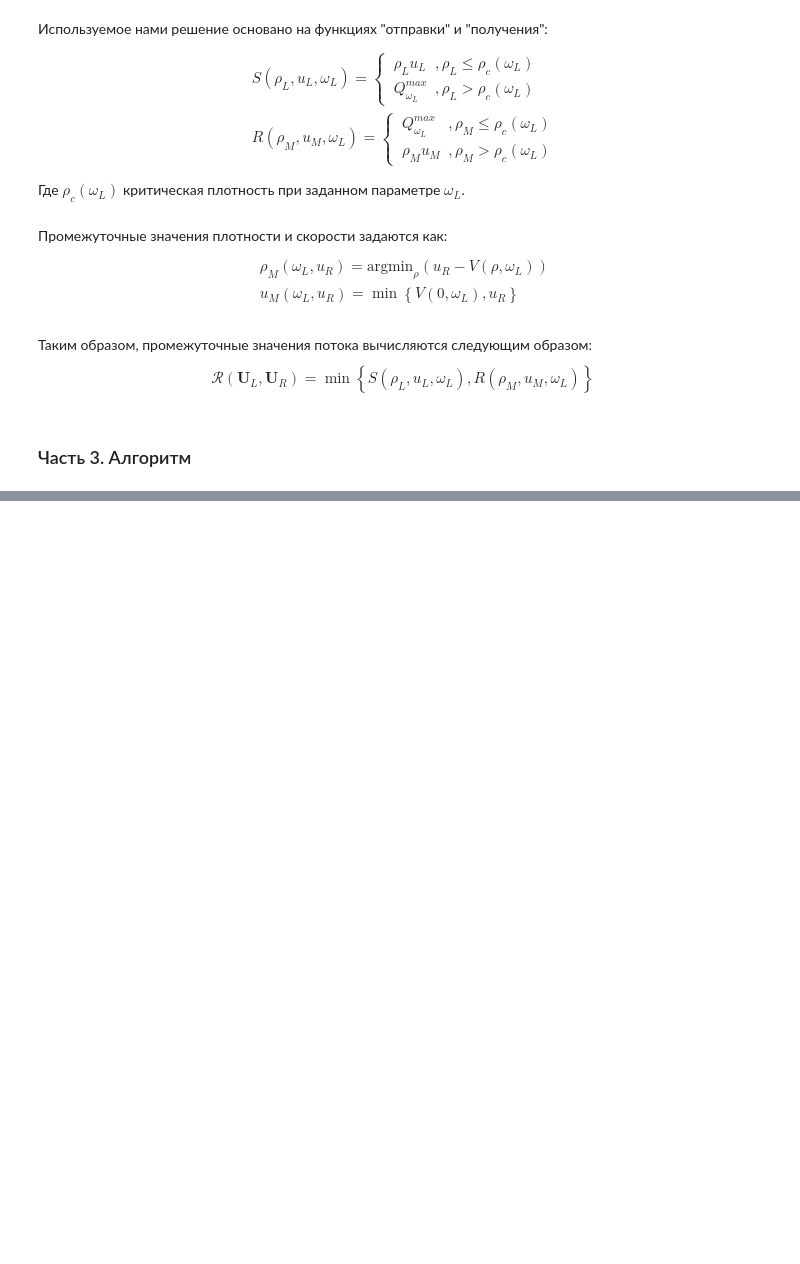
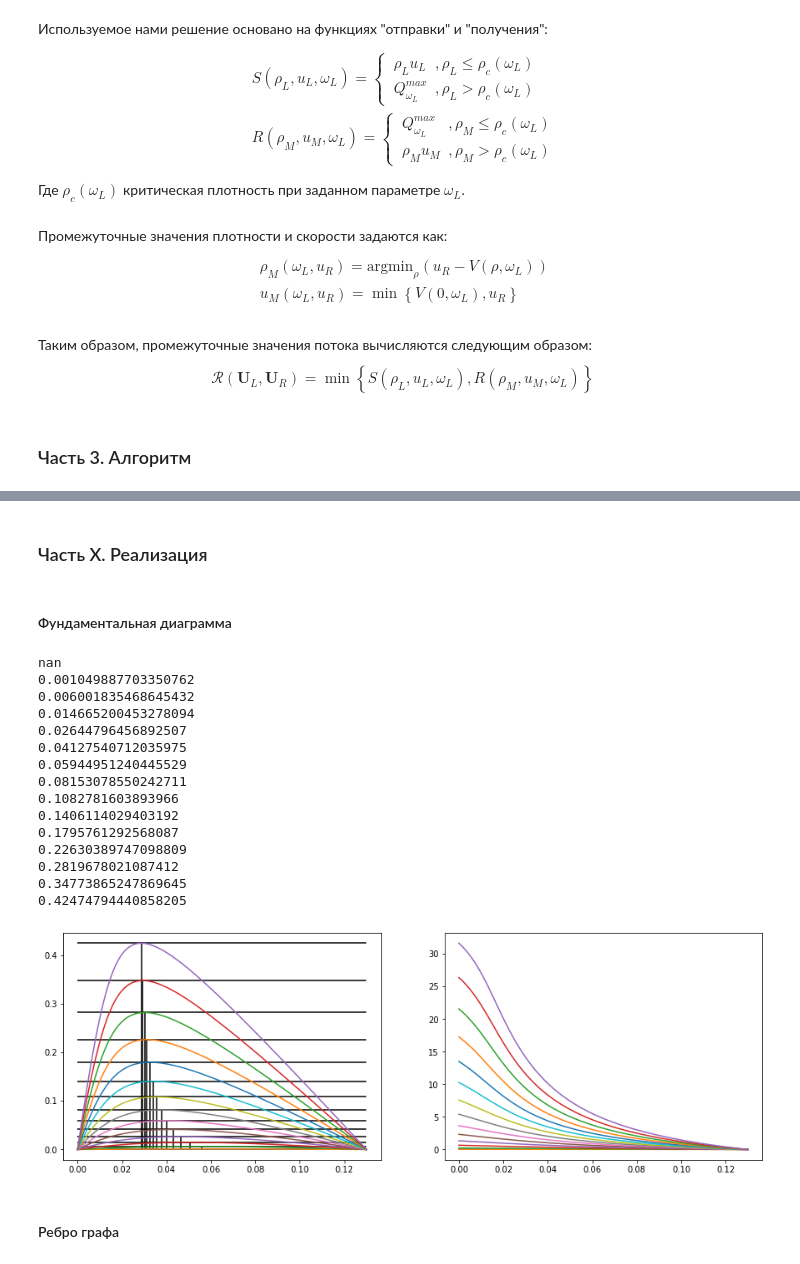
Before and after one commit to matrosik17/OzonMasters2019_nla_project, a Jupyter notebook: TrafficSimulation.ipynb, the cells around one changed output, grey strips where cells are left out. Drawn from its saved outputs; the diff is of its cells as text; code cells hidden in the pictures; blank space fills up the shorter version.

```diff
--- a/TrafficSimulation.ipynb
+++ b/TrafficSimulation.ipynb
@@ -190,3 +235,5 @@ $$
     \end{align*}
     $$
     Где $j=1,\ldots,N$
+# %% [markdown]
+### Часть X. Реализация
@@ -192,0 +245,2 @@ $$
+# %% [markdown]
+#### Фундаментальная диаграмма
@@ -192,0 +311,48 @@ $$
+# %%
+# alpha = np.vectorize(lambda omega: .3 * (1 - omega / 35.))
+# lmbda = np.vectorize(lambda omega: 10. * (1 - omega / 35.))
+# p = np.vectorize(lambda omega: .1 * (1 - omega / 35.))
+alpha = np.vectorize(lambda omega: .3 * (omega / 35.))
+lmbda = np.vectorize(lambda omega: 10. * (omega / 35.))
+p = np.vectorize(lambda omega: .1 * (omega / 35.))
+rho_max = 0.13
+fd = FundamentalDiagram(alpha, lmbda, p, rho_max)
+# %%
+fig, ax = plt.subplots(1, 2, figsize=(15, 5))
+
+rho = np.linspace(0, rho_max, 100)
+for w in np.linspace(0., 34., 15):
+
+    omega = w * np.ones(rho.shape)
+    q = fd.Q(rho, omega)
+    v = fd.V(rho, omega)
+    rho_c = fd.rho_c(rho, omega)
+    q_max = fd.Q_max(rho, omega)
+
+    print(q_max[0])
+
+    ax[0].plot(rho, q)
+    ax[0].vlines(x=rho_c[0], ymin=0, ymax=q_max[0])
+    ax[0].hlines(y=q_max[0], xmin=0, xmax=rho_max)
+
+    ax[1].plot(rho, v)
+plt.show()
+# %% [output]
+nan
+0.001049887703350762
+0.006001835468645432
+0.014665200453278094
+0.02644796456892507
+0.04127540712035975
+0.05944951240445529
+0.08153078550242711
+0.1082781603893966
+0.1406114029403192
+0.1795761292568087
+0.22630389747098809
+0.2819678021087412
+0.34773865247869645
+0.42474794440858205
+[figure, added]
+# %% [markdown]
+#### Ребро графа
```
Also changed, not shown: parts of 16 cells of this notebook.
